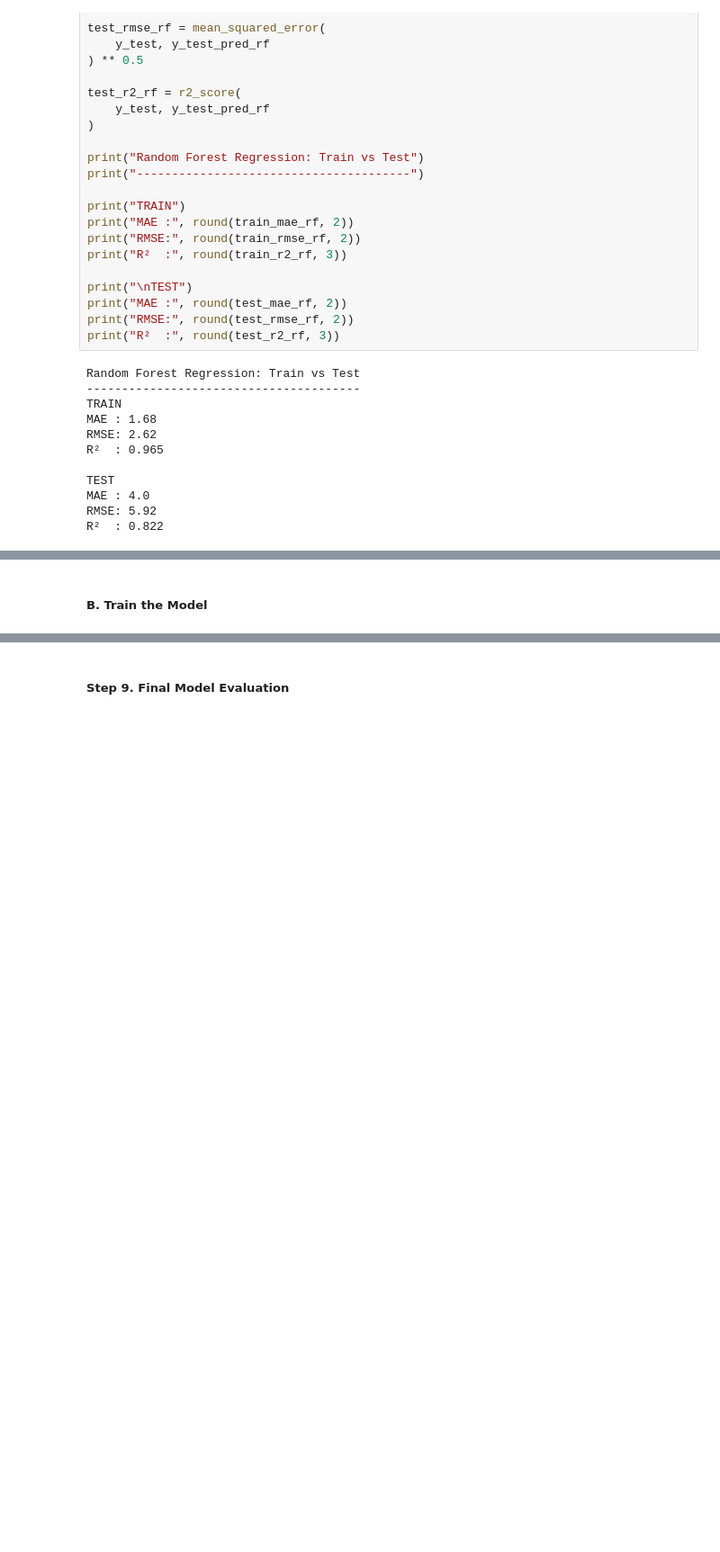
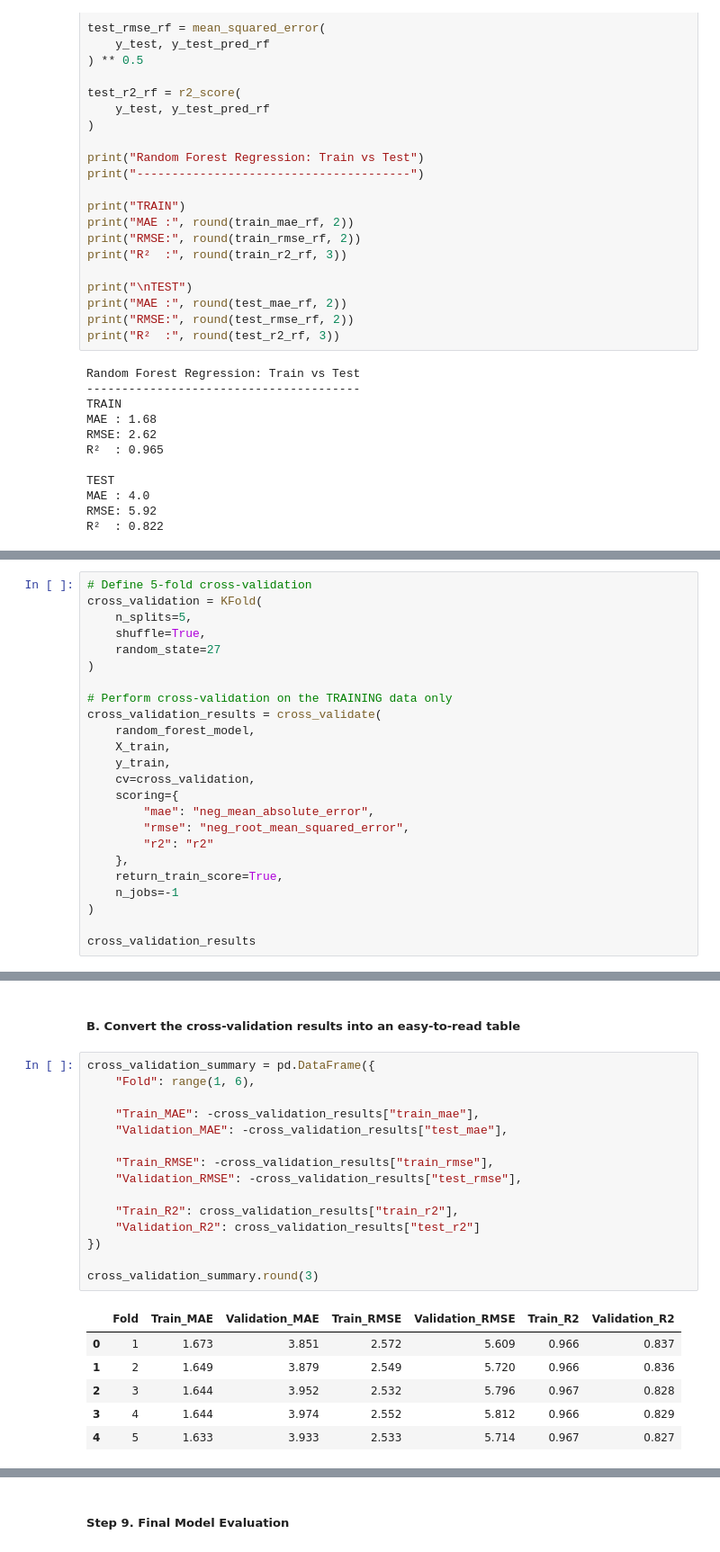
Before and after one commit to thedataanalyst-ylime/o-level-mathematics-performance-analysis, a Jupyter notebook: eda.ipynb, the cells around one changed output, grey strips where cells are left out. Shown at 90% size. Drawn from its saved outputs; the diff is of its cells as text; blank space fills up the shorter version.

Commit message:
Part D: Model Development & Evaluation | Random Forest Regression Model Cross Validation, Output key dataframes to csv files and charts to png files.

```diff
--- a/eda.ipynb
+++ b/eda.ipynb
@@ -2761,0 +2895,24 @@ R²  : 0.822
+# %%
+# Define 5-fold cross-validation
+cross_validation = KFold(
+    n_splits=5,
+    shuffle=True,
+    random_state=27
+)
+
+# Perform cross-validation on the TRAINING data only
+cross_validation_results = cross_validate(
+    random_forest_model,
+    X_train,
+    y_train,
+    cv=cross_validation,
+    scoring={
+        "mae": "neg_mean_absolute_error",
+        "rmse": "neg_root_mean_squared_error",
+        "r2": "r2"
+    },
+    return_train_score=True,
+    n_jobs=-1
+)
+
+cross_validation_results
@@ -2762,3 +2928,25 @@ R²  : 0.822
 # %% [markdown]
-##### B. Train the Model
+##### B. Convert the cross-validation results into an easy-to-read table
+# %%
+cross_validation_summary = pd.DataFrame({
+    "Fold": range(1, 6),
+
+    "Train_MAE": -cross_validation_results["train_mae"],
+    "Validation_MAE": -cross_validation_results["test_mae"],
+
+    "Train_RMSE": -cross_validation_results["train_rmse"],
+    "Validation_RMSE": -cross_validation_results["test_rmse"],
+
+    "Train_R2": cross_validation_results["train_r2"],
+    "Validation_R2": cross_validation_results["test_r2"]
+})
+
+cross_validation_summary.round(3)
+# %% [output]
+|  | Fold | Train_MAE | Validation_MAE | Train_RMSE | Validation_RMSE | Train_R2 | Validation_R2 |
+| 0 | 1 | 1.673 | 3.851 | 2.572 | 5.609 | 0.966 | 0.837 |
+| 1 | 2 | 1.649 | 3.879 | 2.549 | 5.720 | 0.966 | 0.836 |
+| 2 | 3 | 1.644 | 3.952 | 2.532 | 5.796 | 0.967 | 0.828 |
+| 3 | 4 | 1.644 | 3.974 | 2.552 | 5.812 | 0.966 | 0.829 |
+| 4 | 5 | 1.633 | 3.933 | 2.533 | 5.714 | 0.967 | 0.827 |
 # %% [markdown]
```
Also changed, not shown: parts of 36 cells of this notebook.
